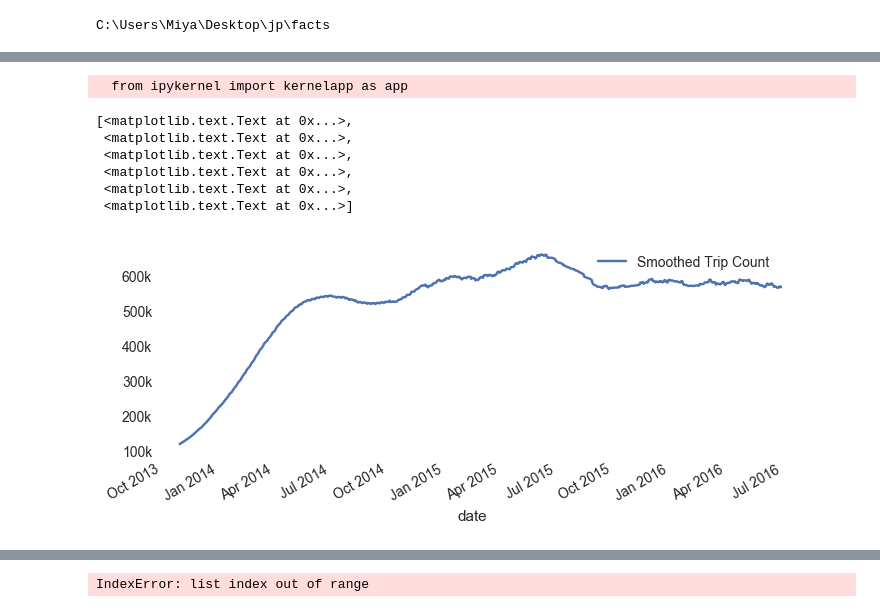
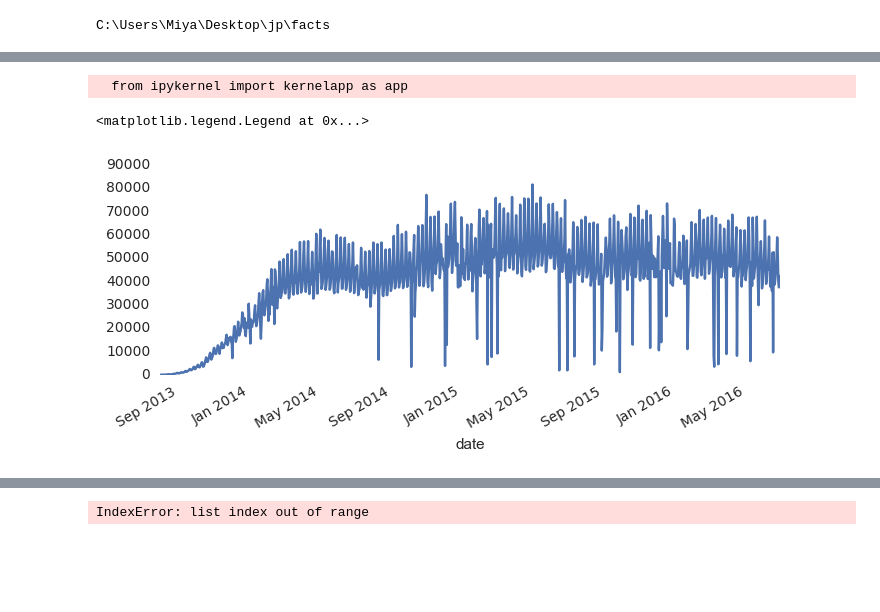
Before and after one commit to MiyainNYC/PySpark-Data-Challenge, a Jupyter notebook: Volume_VIZ.ipynb, the cells around one changed output, grey strips where cells are left out. Cells and saved outputs as stored; diff of their text form; code cells hidden in the pictures; blank space fills up the shorter version.

```diff
--- a/Volume_VIZ.ipynb
+++ b/Volume_VIZ.ipynb
@@ -61,17 +73,12 @@ daily_ride.head()
 # %%
 import seaborn
-ax = pd.rolling_mean(daily_ride, 90).plot(figsize = (8,3))
+ax = pd.rolling_mean(daily_ride,1).plot(figsize = (8,3))
 ax.set_axis_bgcolor("white")
-plt.legend(['Smoothed Trip Count'])
-ax.set_xlim(pd.Timestamp('2013-10-01'), pd.Timestamp('2016-07-01'))
-count = ['100k','200k','300k','400k','500k','600k']
-ax.set_yticklabels(count)
+plt.legend([])#['Smoothed Daily Trip Count'])
+#ax.set_xlim(pd.Timestamp('2013-10-01'), pd.Timestamp('2016-06-01'))
+#count = ['10k','20k','30k','40k','50k','60k']  ## labels are wrong
+#ax.set_yticklabels(count)
 # %% [output]
   from ipykernel import kernelapp as app
-[<matplotlib.text.Text at 0x...>,
- <matplotlib.text.Text at 0x...>,
- <matplotlib.text.Text at 0x...>,
- <matplotlib.text.Text at 0x...>,
- <matplotlib.text.Text at 0x...>,
- <matplotlib.text.Text at 0x...>]
+<matplotlib.legend.Legend at 0x...>
-[figure, old version]
+[figure, new version]
```
Also changed, not shown: parts of 21 cells of this notebook.
